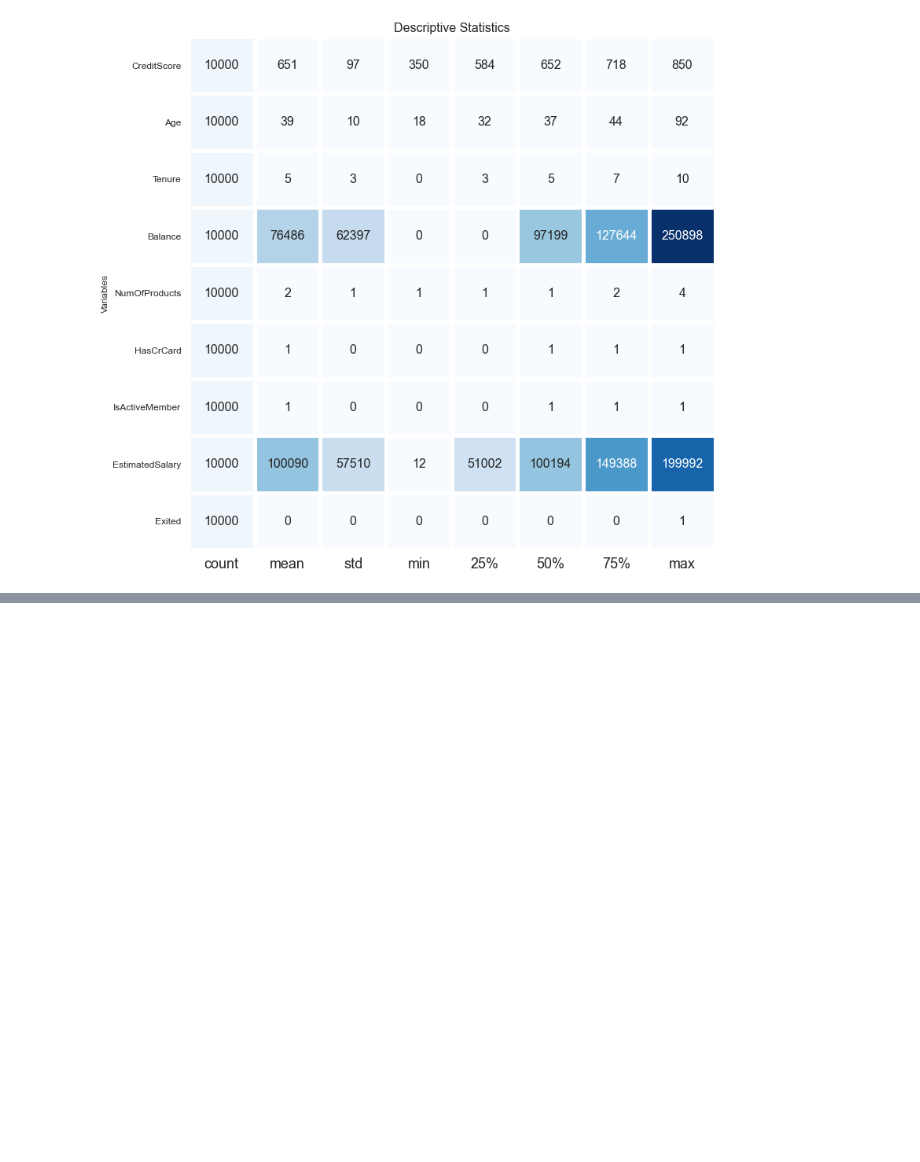
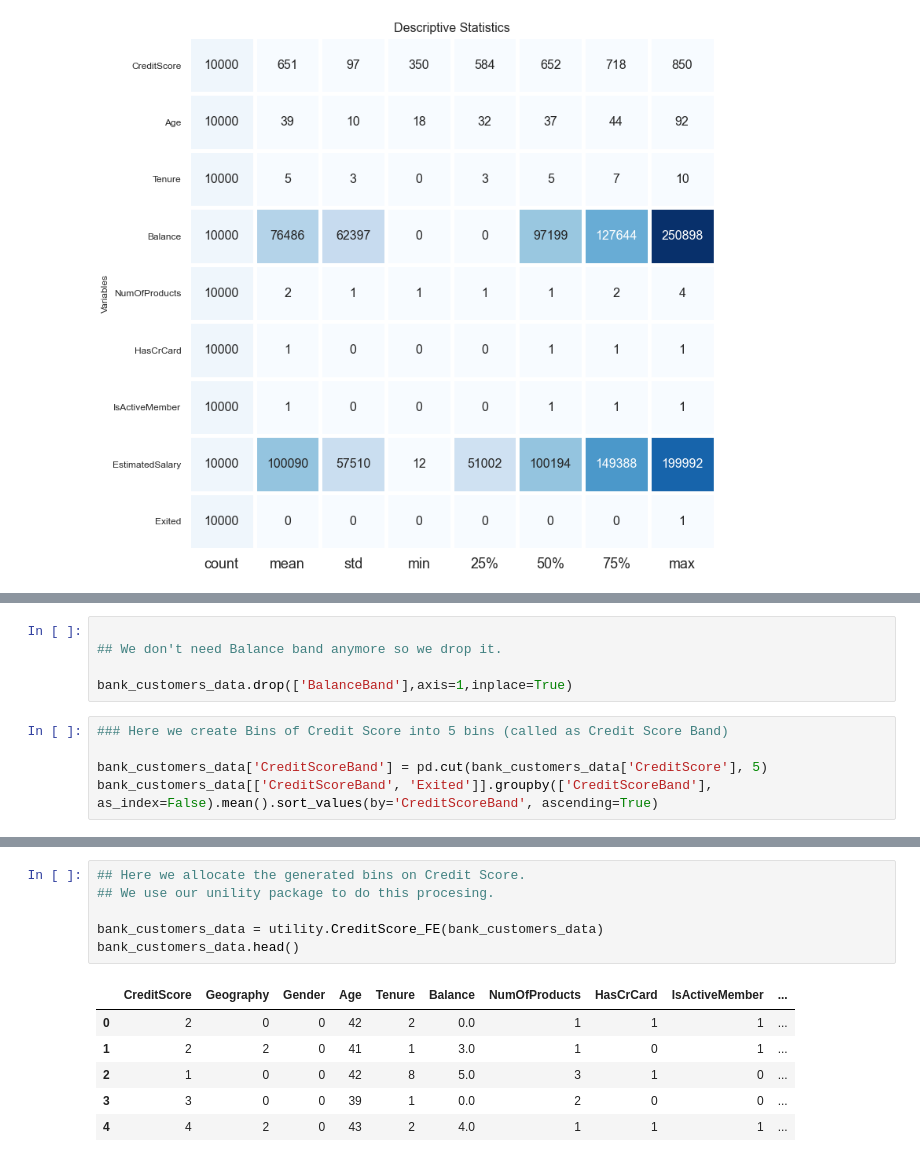
Before and after one commit to mascarenhasneil/ChurnModeling, a Jupyter notebook: ChurnModeling-Notebook.ipynb, the cells around one changed output, grey strips where cells are left out. Cells and saved outputs as stored; diff of their text form; blank space fills up the shorter version.

```diff
--- a/ChurnModeling-Notebook.ipynb
+++ b/ChurnModeling-Notebook.ipynb
@@ -315,0 +385,10 @@ plt.show()
+# %%
+
+## We don't need Balance band anymore so we drop it.
+
+bank_customers_data.drop(['BalanceBand'],axis=1,inplace=True)
+# %%
+### Here we create Bins of Credit Score into 5 bins (called as Credit Score Band)
+
+bank_customers_data['CreditScoreBand'] = pd.cut(bank_customers_data['CreditScore'], 5)
+bank_customers_data[['CreditScoreBand', 'Exited']].groupby(['CreditScoreBand'], as_index=False).mean().sort_values(by='CreditScoreBand', ascending=True)
@@ -315,0 +402,13 @@ plt.show()
+# %%
+## Here we allocate the generated bins on Credit Score.
+## We use our unility package to do this procesing.
+
+bank_customers_data = utility.CreditScore_FE(bank_customers_data)
+bank_customers_data.head()
+# %% [output]
+|  | CreditScore | Geography | Gender | Age | Tenure | Balance | NumOfProducts | HasCrCard | IsActiveMember | ... |
+| 0 | 2 | 0 | 0 | 42 | 2 | 0.0 | 1 | 1 | 1 | ... |
+| 1 | 2 | 2 | 0 | 41 | 1 | 3.0 | 1 | 0 | 1 | ... |
+| 2 | 1 | 0 | 0 | 42 | 8 | 5.0 | 3 | 1 | 0 | ... |
+| 3 | 3 | 0 | 0 | 39 | 1 | 0.0 | 2 | 0 | 0 | ... |
+| 4 | 4 | 2 | 0 | 43 | 2 | 4.0 | 1 | 1 | 1 | ... |
```
Also changed, not shown: parts of 11 cells of this notebook, 1 other file.
